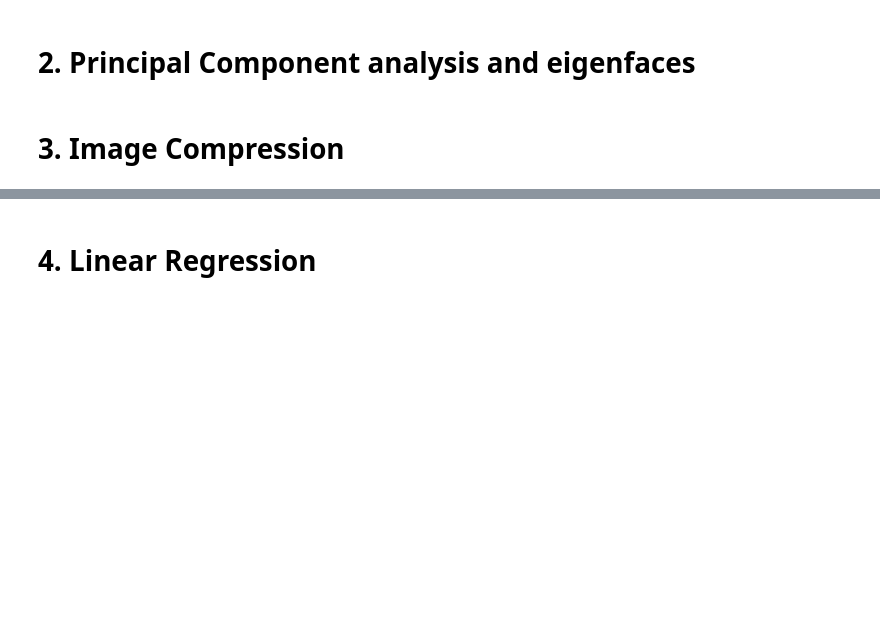
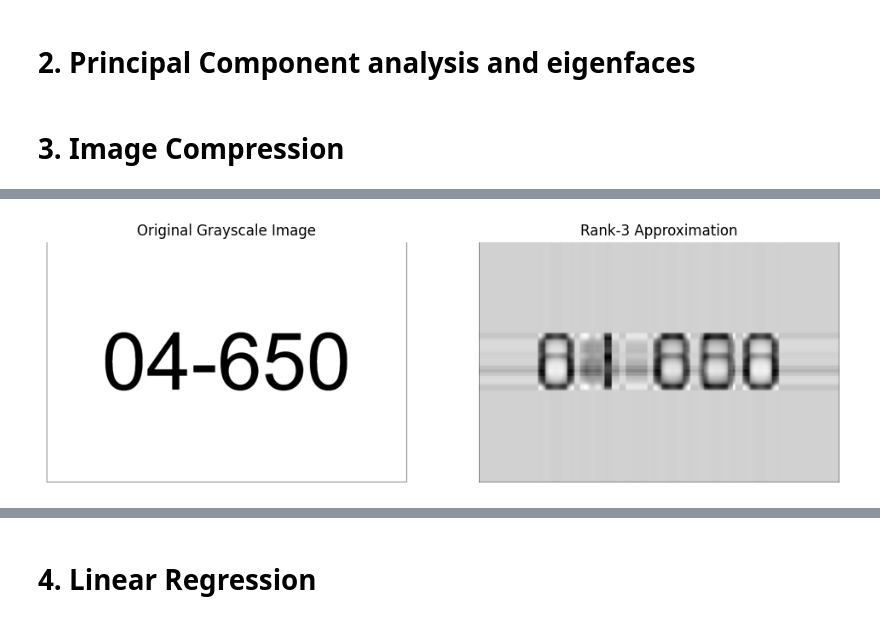
Before and after one commit to kkipngenokoech/MathsRequiredForAI, a Jupyter notebook: latex/HW3/mfound_hw3.ipynb, the cells around one changed output, grey strips where cells are left out. Drawn from its saved outputs; the diff is of its cells as text; code cells hidden in the pictures; blank space fills up the shorter version.

```diff
--- a/latex/HW3/mfound_hw3.ipynb
+++ b/latex/HW3/mfound_hw3.ipynb
@@ -132,0 +162,27 @@ plt.xticks([]); plt.yticks([]);
+# %%
+# Add up the rank-1 matrices for the top 3 singular values and display
+# your result.
+# What do you observe?
+# TODO
+
+# Reconstruct the rank-1 matrices for the top 3 singular values
+rank_1_matrix_1 = np.outer(U[:, 0], V_Transpose[0]) * S[0]
+rank_1_matrix_2 = np.outer(U[:, 1], V_Transpose[1]) * S[1]
+rank_1_matrix_3 = np.outer(U[:, 2], V_Transpose[2]) * S[2]
+
+# Sum the rank-1 matrices
+rank_3_matrix = rank_1_matrix_1 + rank_1_matrix_2 + rank_1_matrix_3
+
+# Plot the original grayscale image and the rank-3 approximation
+fig, axes = plt.subplots(1, 2, figsize=(12, 6))
+axes[0].imshow(img, cmap='gray')
+axes[0].set_title('Original Grayscale Image')
+axes[0].axis('off')
+
+axes[1].imshow(rank_3_matrix, cmap='gray')
+axes[1].set_title('Rank-3 Approximation')
+axes[1].axis('off')
+
+plt.show()
+# %% [output]
+[figure, added]
```
Also changed, not shown: parts of 14 cells of this notebook, 10 other files.
